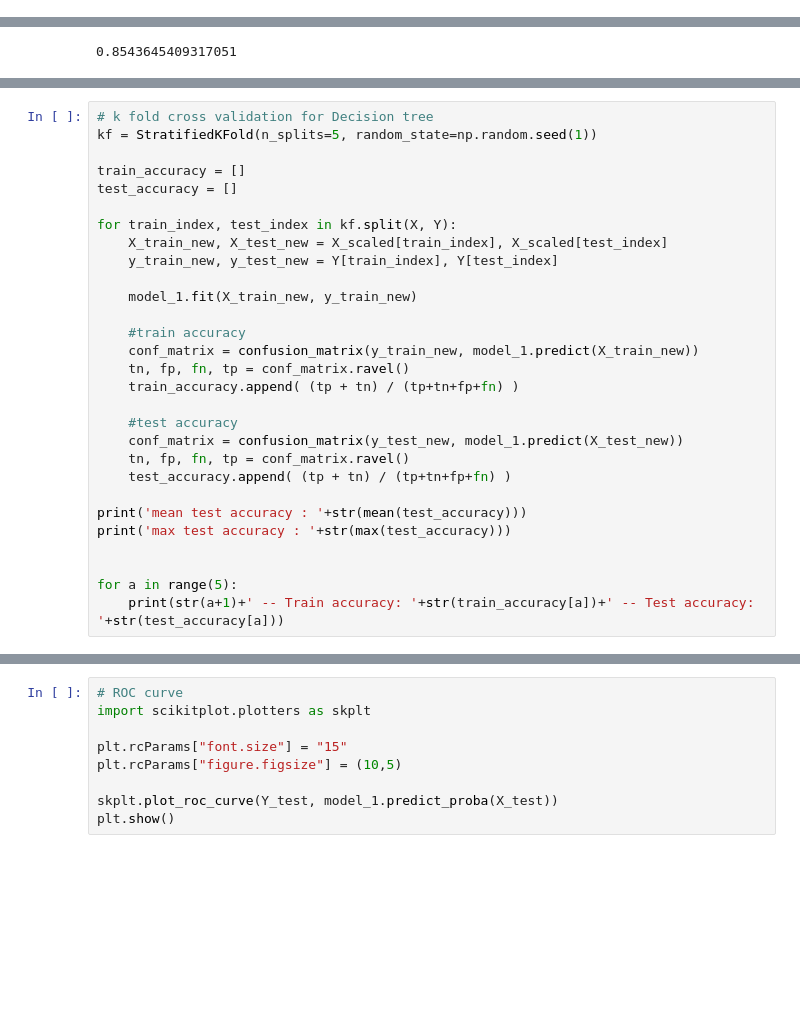
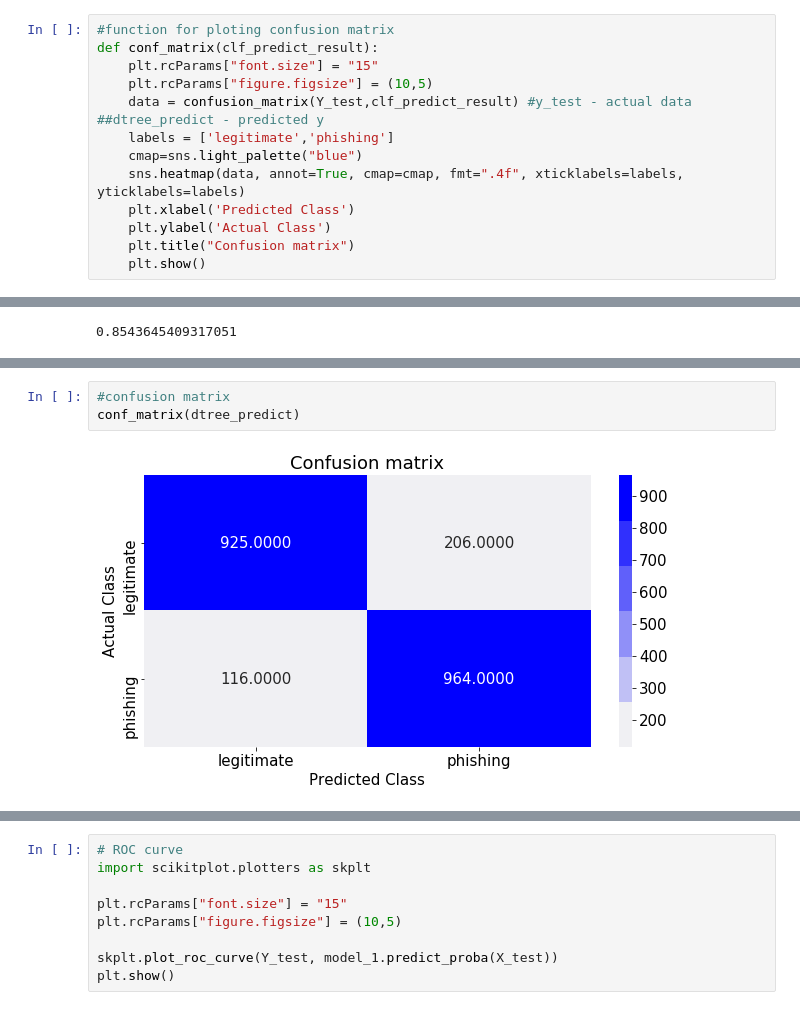
Before and after one commit to lakruone/Phishing-website-detection-using-ML-aproach, a Jupyter notebook: Finalized/8 Train and test dataset with ML algo and plot graphs/Training and testing results.ipynb, the cells around one changed output, grey strips where cells are left out. Saved outputs shown, nothing was run; the diff lists cells and outputs as text; blank space fills up the shorter version.

Commit message:
complete training classifiers for all the features

```diff
--- a/Finalized/8 Train and test dataset with ML algo and plot graphs/Training and testing results.ipynb
+++ b/Finalized/8 Train and test dataset with ML algo and plot graphs/Training and testing results.ipynb
@@ -47,3 +47,16 @@ from sklearn.model_selection import StratifiedKFold
 import numpy as np
 from matplotlib.pyplot import figure
 from statistics import mean
+# %%
+#function for ploting confusion matrix
+def conf_matrix(clf_predict_result):
+    plt.rcParams["font.size"] = "15"
+    plt.rcParams["figure.figsize"] = (10,5)
+    data = confusion_matrix(Y_test,clf_predict_result) #y_test - actual data ##dtree_predict - predicted y
+    labels = ['legitimate','phishing']
+    cmap=sns.light_palette("blue")
+    sns.heatmap(data, annot=True, cmap=cmap, fmt=".4f", xticklabels=labels, yticklabels=labels)
+    plt.xlabel('Predicted Class')
+    plt.ylabel('Actual Class')
+    plt.title("Confusion matrix")
+    plt.show()
@@ -77,29 +124,0 @@ plt.show()
-# %%
-# k fold cross validation for Decision tree
-kf = StratifiedKFold(n_splits=5, random_state=np.random.seed(1))
-
-train_accuracy = []
-test_accuracy = []
-
-for train_index, test_index in kf.split(X, Y):
-    X_train_new, X_test_new = X_scaled[train_index], X_scaled[test_index]
-    y_train_new, y_test_new = Y[train_index], Y[test_index]
-
-    model_1.fit(X_train_new, y_train_new)
-
-    #train accuracy
-    conf_matrix = confusion_matrix(y_train_new, model_1.predict(X_train_new))
-    tn, fp, fn, tp = conf_matrix.ravel()
-    train_accuracy.append( (tp + tn) / (tp+tn+fp+fn) )
-
-    #test accuracy
-    conf_matrix = confusion_matrix(y_test_new, model_1.predict(X_test_new))
-    tn, fp, fn, tp = conf_matrix.ravel()
-    test_accuracy.append( (tp + tn) / (tp+tn+fp+fn) )
-
-print('mean test accuracy : '+str(mean(test_accuracy)))
-print('max test accuracy : '+str(max(test_accuracy)))
-
-
-for a in range(5):
-    print(str(a+1)+' -- Train accuracy: '+str(train_accuracy[a])+' -- Test accuracy: '+str(test_accuracy[a]))
@@ -129,0 +125,5 @@ plt.show()
+# %%
+#confusion matrix
+conf_matrix(dtree_predict)
+# %% [output]
+[figure, added]
```
Also changed, not shown: parts of 44 cells of this notebook.
